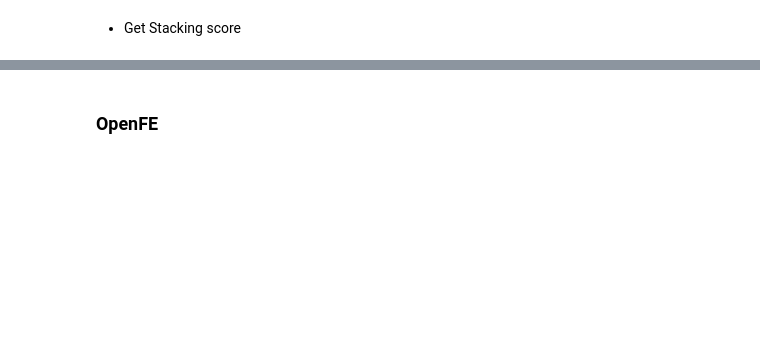
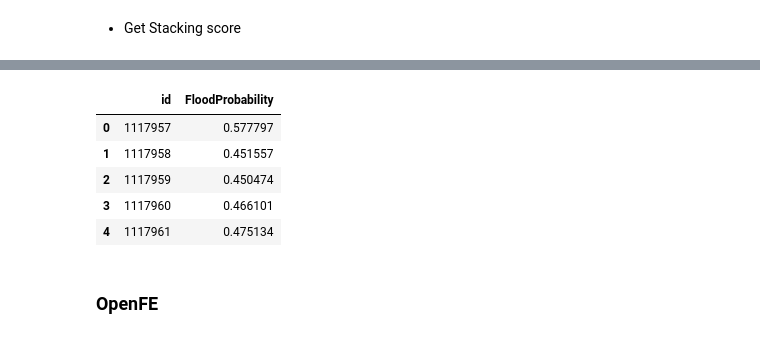
Before and after one commit to hardboyvino/kaggle_competition, a Jupyter notebook: playground_4.5/lgbm.ipynb, the cells around one changed output, grey strips where cells are left out. Drawn from its saved outputs; the diff is of its cells as text; code cells hidden in the pictures; blank space fills up the shorter version.

```diff
--- a/playground_4.5/lgbm.ipynb
+++ b/playground_4.5/lgbm.ipynb
@@ -370,16 +474,18 @@ submission_df.to_csv('submission_lr_small_data_0.843288_0.843459.csv', index=Fal
 # %% [markdown]
 - Get Stacking score
+# %%
+meta_model = LinearRegression()
 # %%
 %%time
 
 meta_scores = []
-meta_model = Ridge()
 
 for i, (train_idx, meta_idx) in enumerate(k5.split(X)):
     print(f'Fold {i + 1}')
     X_train, X_meta = X.iloc[train_idx], X.iloc[meta_idx]
     y_train, y_meta = y.iloc[train_idx], y.iloc[meta_idx]
 
+    print(X_train.shape, X_meta.shape, y_train.shape, y_meta.shape)
     meta_features_fold = np.zeros((X_meta.shape[0], len(models)))
     # meta_test_features = np.zeros((y.shape[0], len(models)))
     # meta_targets = np.zeros(y.shape[0])
@@ -388,6 +494,7 @@ for i, (train_idx, meta_idx) in enumerate(k5.split(X)):
         model_name = model.__class__.__name__ if not hasattr(model, 'name') else model.name
         print(f'Starting {model_name}')
         model_features = sfs_features[model_name]
+        # model_features = baseline_features[model_name]
 
         # Fit model on the selected features
         model.fit(X_train[model_features], y_train)
@@ -400,6 +507,6 @@ for i, (train_idx, meta_idx) in enumerate(k5.split(X)):
     # Predict using the meta-model
     final_preds = meta_model.predict(meta_features_fold)
 
-    # Calculate RMSLE for the current fold
-    current_fold_rmsle = rmsle(y_meta, final_preds)
-    meta_scores.append(current_fold_rmsle)
+    # Calculate r2_score for the current fold
+    current_fold_r2_score = r2_score(y_meta, final_preds)
+    meta_scores.append(current_fold_r2_score)
@@ -405,0 +546,20 @@ for i, (train_idx, meta_idx) in enumerate(k5.split(X)):
+# %%
+%%time
+
+# Retrain base models on all data
+all_base_model_predictions = []
+
+for model in models:
+    model_name = model.__class__.__name__ if not hasattr(model, 'name') else model.name
+    print(f'Starting {model_name}')
+    model_features = sfs_features[model_name]
+
+    model.fit(X[model_features], y)
+    preds = model.predict(test[model_features])
+    all_base_model_predictions.append(preds.reshape(-1, 1))
+
+# Stack predictions for the meta model
+X_new_meta = np.hstack(all_base_model_predictions)
+
+# Use the meta model to make final predictions
+final_predictions = meta_model.predict(X_new_meta)
@@ -405,0 +617,3 @@ for i, (train_idx, meta_idx) in enumerate(k5.split(X)):
+# %%
+final_predictions_df = pd.DataFrame(final_predictions, columns=[TARGET])
+final_predictions_df.head()
@@ -405,0 +627,11 @@ for i, (train_idx, meta_idx) in enumerate(k5.split(X)):
+# %%
+submission = pd.read_csv('sample_submission.csv')
+submission_df = pd.concat([submission['id'], final_predictions_df], axis=1)
+submission_df.head()
+# %% [output]
+|  | id | FloodProbability |
+| 0 | 1117957 | 0.577797 |
+| 1 | 1117958 | 0.451557 |
+| 2 | 1117959 | 0.450474 |
+| 3 | 1117960 | 0.466101 |
+| 4 | 1117961 | 0.475134 |
```
Also changed, not shown: parts of 29 cells of this notebook.
